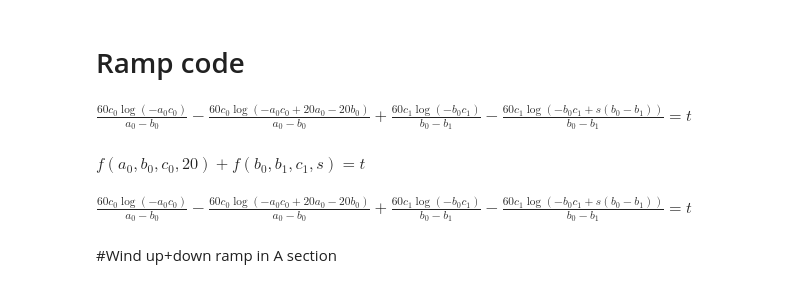
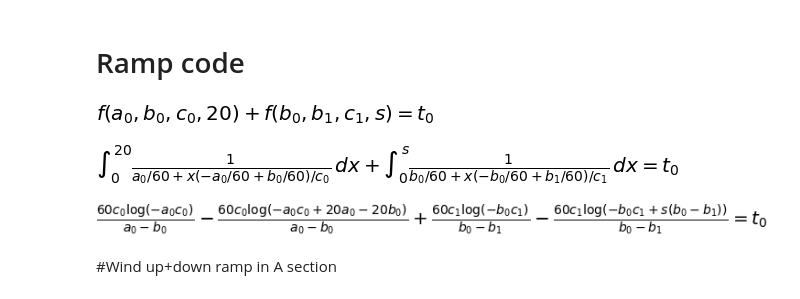
Before and after one commit to SG60/2021-multi-group-piece, a Jupyter notebook: Tempos.ipynb, the cells around one changed output. Saved outputs shown, nothing was run; the diff lists cells and outputs as text; code cells hidden in the pictures.

```diff
--- a/Tempos.ipynb
+++ b/Tempos.ipynb
@@ -58,24 +58,24 @@ custom_round = CustomRound(custom_round_values)
 # %% [markdown]
 # assigments
 # %%
-a, a1, b, b1, c, c1, s, t = symbols('a:2 b:2 c:2 s t')
+a, a1, b, b1, c, c1, d, s = symbols('a:2 b:2 c:2 d s')
+t, t1, t2, t3, t4, t5, t6, t7, t8, t9, t10 = symbols('t:11')
 # %% [markdown]
 # Ramp code
 # %%
-def ramp(start_tempo,end_tempo,total_beats,bound_beat):
+def ramp(start_tempo,end_tempo,total_beats,bound_beat,bottom_bound_beat=0):
   '''This integral is equal to the timecode at the bound_beat.'''
-  return integrate(1/(start_tempo/60+(x/total_beats)*(S(end_tempo)/60-start_tempo/60)),(x,0,bound_beat))
+  return Integral(1/(start_tempo/60+(x/total_beats)*(S(end_tempo)/60-start_tempo/60)),(x,bottom_bound_beat,bound_beat))
 # %%
-tempoeq2_version_using_ramp = Eq(ramp(a,b,c,20) + ramp(b,b1,c1,s), t)
-display(tempoeq2_version_using_ramp) # this is equal to tempoeq2
 # or another way, starting with an unknown function:
-test1 = Eq(f(a,b,c,20)+f(b,b1,c1,s),t)
-display(test1)
-display(test1.replace(f,ramp))
+_test1 = Eq(f(a,b,c,20)+f(b,b1,c1,s), t)
+display(_test1)
+display(_test1.replace(f,ramp))
+display(_test1.replace(f,ramp).doit()) # this is equal to tempoeq2
 # %% [output]
-$\displaystyle \frac{60 c_{0} \log{\left(- a_{0} c_{0} \right)}}{a_{0} - b_{0}} - \frac{60 c_{0} \log{\left(- a_{0} c_{0} + 20 a_{0} - 20 b_{0} \right)}}{a_{0} - b_{0}} + \frac{60 c_{1} \log{\left(- b_{0} c_{1} \right)}}{b_{0} - b_{1}} - \frac{60 c_{1} \log{\left(- b_{0} c_{1} + s \left(b_{0} - b_{1}\right) \right)}}{b_{0} - b_{1}} = t$
-$\displaystyle f{\left(a_{0},b_{0},c_{0},20 \right)} + f{\left(b_{0},b_{1},c_{1},s \right)} = t$
-$\displaystyle \frac{60 c_{0} \log{\left(- a_{0} c_{0} \right)}}{a_{0} - b_{0}} - \frac{60 c_{0} \log{\left(- a_{0} c_{0} + 20 a_{0} - 20 b_{0} \right)}}{a_{0} - b_{0}} + \frac{60 c_{1} \log{\left(- b_{0} c_{1} \right)}}{b_{0} - b_{1}} - \frac{60 c_{1} \log{\left(- b_{0} c_{1} + s \left(b_{0} - b_{1}\right) \right)}}{b_{0} - b_{1}} = t$
+[figure, added]
+[figure, added]
+[figure, added]
 # %% [markdown]
 #Wind up+down ramp in A section
 # %% [markdown]
```
Also changed, not shown: parts of 16 cells of this notebook.
